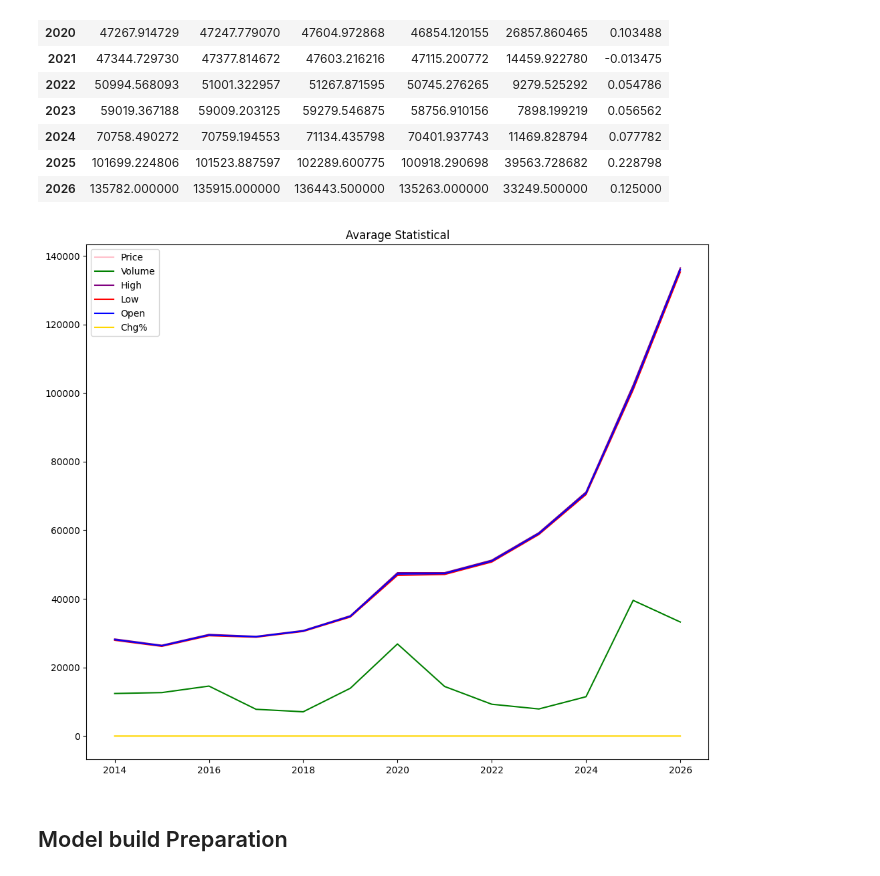
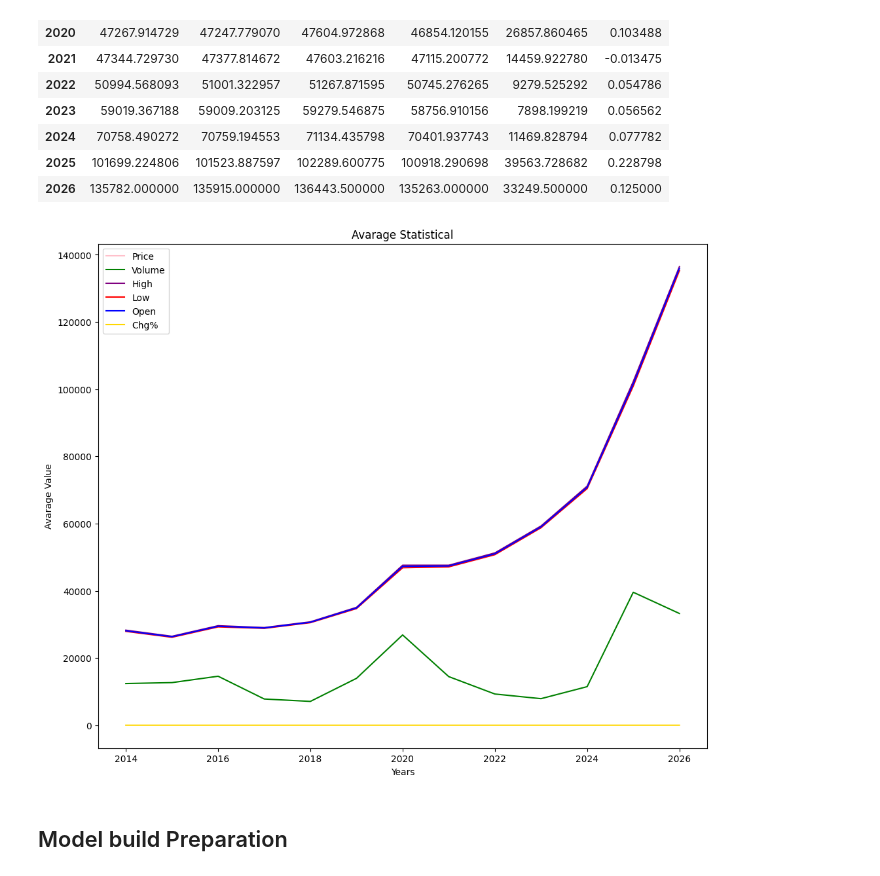
Before and after one commit to sankajithdjinasena/GoldPriceForecasting, a Jupyter notebook: Forecasting.ipynb, the cells around one changed output. Drawn from its saved outputs; the diff is of its cells as text; code cells hidden in the pictures.

```diff
--- a/Forecasting.ipynb
+++ b/Forecasting.ipynb
@@ -208,16 +215,19 @@ grouped_year
 # %%
 plt.figure(figsize=(12,10))
 plt.plot(grouped_year['Price'],colors[1])
 plt.plot(grouped_year['Volume'],colors[4])
 plt.plot(grouped_year['High'],colors[0])
 plt.plot(grouped_year['Low'],colors[5])
 plt.plot(grouped_year['Open'],colors[2])
 plt.plot(grouped_year['Chg%'],colors[3])
 plt.legend(['Price','Volume','High','Low','Open','Chg%'])
 plt.title(f'Avarage Statistical')
+plt.xlabel('Years')
+plt.ylabel('Avarage Value')
+plt.savefig("Figures/Average Statistical Over Years.png")
 plt.show()
 # %% [output]
-[figure, old version]
+[figure, new version]
 # %% [markdown]
 ## Model build Preparation
 # %%
```
Also changed, not shown: parts of 19 cells of this notebook, 12 other files.
